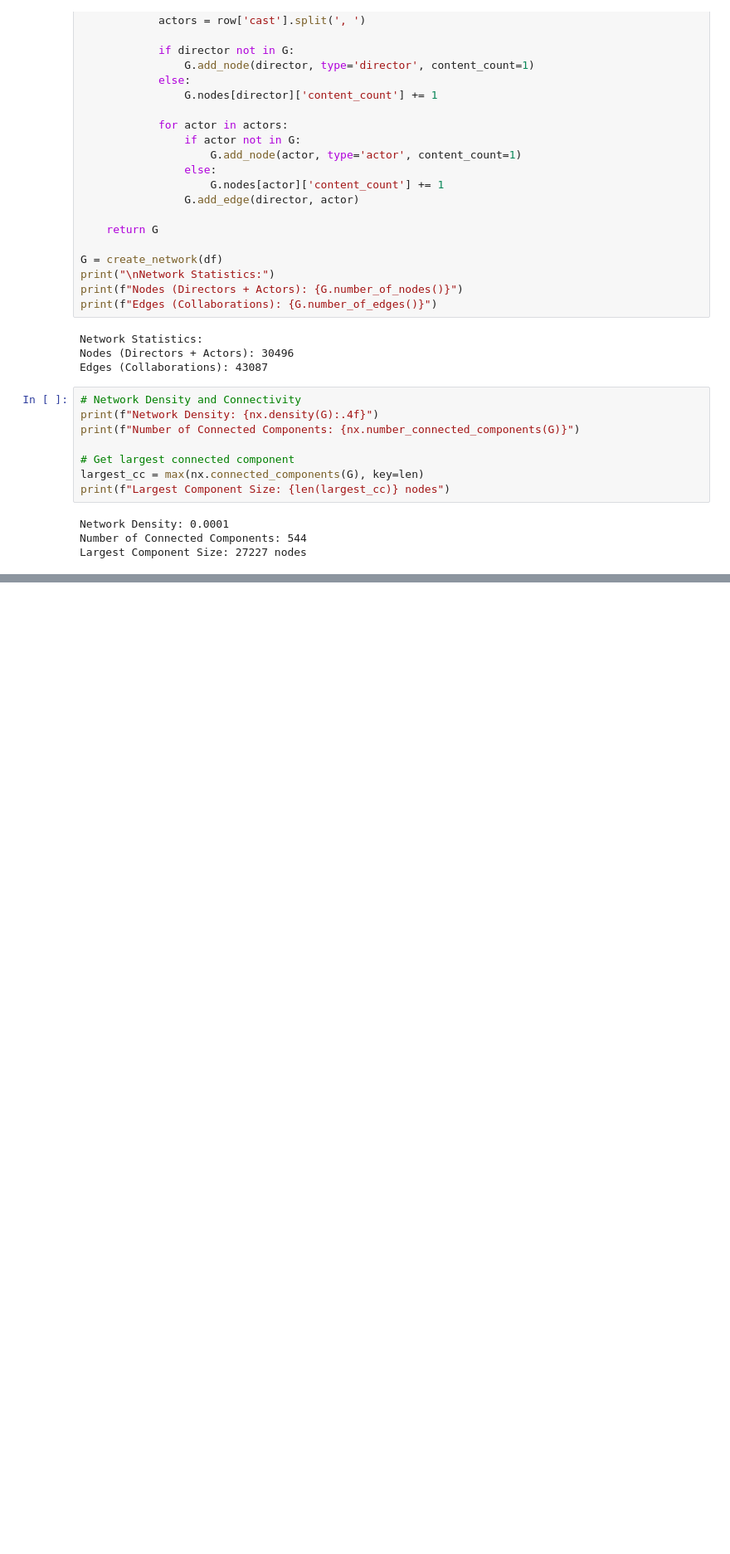
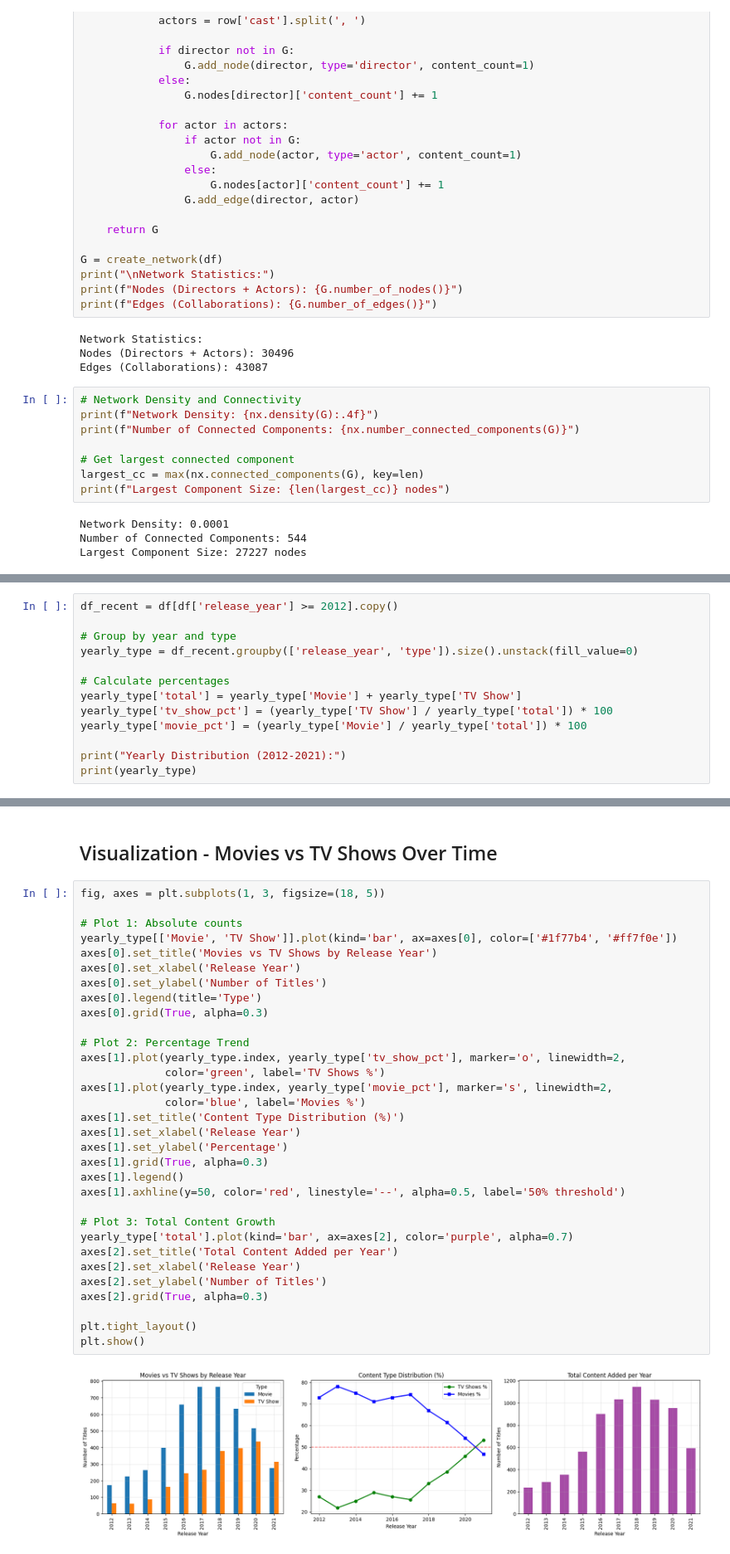
Before and after one commit to Mipjeiger/Netflix-similarity-score-Netflix-show-vs-TV-show---Kaggle-assigned, a Jupyter notebook: eda/01_eda.ipynb, the cells around one changed output, grey strips where cells are left out. Shown at 83% size. Drawn from its saved outputs; the diff is of its cells as text; blank space fills up the shorter version.

Commit message:
Final summary report for data analyst Netflix TV Shows

```diff
--- a/eda/01_eda.ipynb
+++ b/eda/01_eda.ipynb
@@ -458,0 +504,13 @@ James Franco                   | 0.001            | 20
+# %%
+df_recent = df[df['release_year'] >= 2012].copy()
+
+# Group by year and type
+yearly_type = df_recent.groupby(['release_year', 'type']).size().unstack(fill_value=0)
+
+# Calculate percentages
+yearly_type['total'] = yearly_type['Movie'] + yearly_type['TV Show']
+yearly_type['tv_show_pct'] = (yearly_type['TV Show'] / yearly_type['total']) * 100
+yearly_type['movie_pct'] = (yearly_type['Movie'] / yearly_type['total']) * 100
+
+print("Yearly Distribution (2012-2021):")
+print(yearly_type)
@@ -458,0 +531,36 @@ James Franco                   | 0.001            | 20
+# %% [markdown]
+## Visualization - Movies vs TV Shows Over Time
+# %%
+fig, axes = plt.subplots(1, 3, figsize=(18, 5))
+
+# Plot 1: Absolute counts
+yearly_type[['Movie', 'TV Show']].plot(kind='bar', ax=axes[0], color=['#1f77b4', '#ff7f0e'])
+axes[0].set_title('Movies vs TV Shows by Release Year')
+axes[0].set_xlabel('Release Year')
+axes[0].set_ylabel('Number of Titles')
+axes[0].legend(title='Type')
+axes[0].grid(True, alpha=0.3)
+
+# Plot 2: Percentage Trend
+axes[1].plot(yearly_type.index, yearly_type['tv_show_pct'], marker='o', linewidth=2,
+             color='green', label='TV Shows %')
+axes[1].plot(yearly_type.index, yearly_type['movie_pct'], marker='s', linewidth=2,
+             color='blue', label='Movies %')
+axes[1].set_title('Content Type Distribution (%)')
+axes[1].set_xlabel('Release Year')
+axes[1].set_ylabel('Percentage')
+axes[1].grid(True, alpha=0.3)
+axes[1].legend()
+axes[1].axhline(y=50, color='red', linestyle='--', alpha=0.5, label='50% threshold')
+
+# Plot 3: Total Content Growth
+yearly_type['total'].plot(kind='bar', ax=axes[2], color='purple', alpha=0.7)
+axes[2].set_title('Total Content Added per Year')
+axes[2].set_xlabel('Release Year')
+axes[2].set_ylabel('Number of Titles')
+axes[2].grid(True, alpha=0.3)
+
+plt.tight_layout()
+plt.show()
+# %% [output]
+[figure, added]
```
Also changed, not shown: parts of 10 cells of this notebook.
